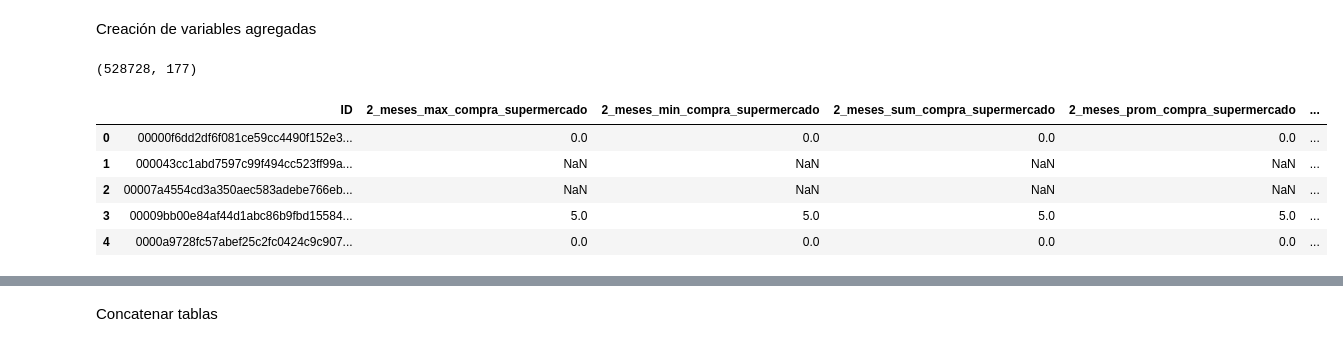
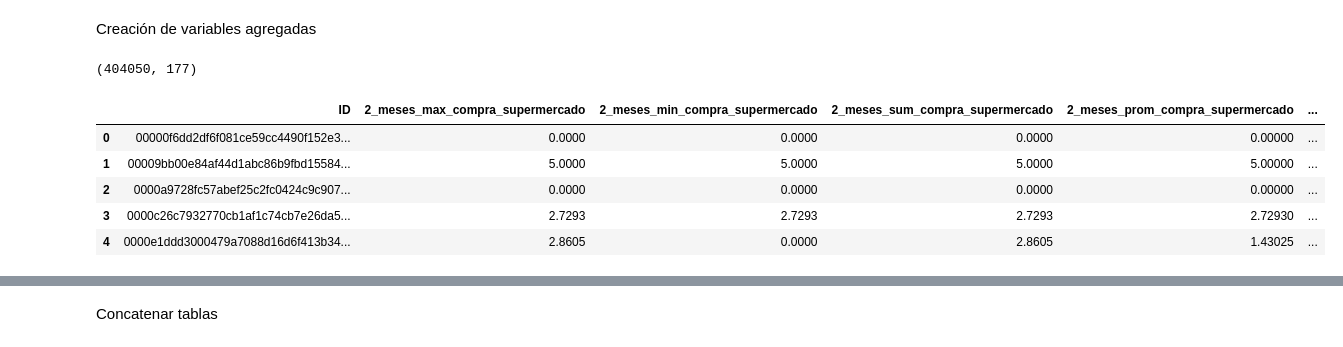
Before and after one commit to LuizIgnacio2002/reto_techy, a Jupyter notebook: notebooks/EDA/clientes_credito_consumo/1.0-lq.ipynb, the cells around one changed output, grey strips where cells are left out. Saved outputs shown, nothing was run; the diff lists cells and outputs as text; code cells hidden in the pictures.

```diff
--- a/notebooks/EDA/clientes_credito_consumo/1.0-lq.ipynb
+++ b/notebooks/EDA/clientes_credito_consumo/1.0-lq.ipynb
@@ -390,0 +342,39 @@ df_agregados_base_saldos_cuentas.head()
+# %%
+df_base_saldos_cuentas['ratio_ahorros_otros'] = (
+    df_base_saldos_cuentas['saldo_ahorros'] /
+    (df_base_saldos_cuentas['saldo_otros'] + 1e-6)
+)
+
+df_base_saldos_cuentas['prop_ahorros_total'] = (
+    df_base_saldos_cuentas['saldo_ahorros'] /
+    (df_base_saldos_cuentas['saldo_ahorros'] + df_base_saldos_cuentas['saldo_otros'] + 1e-6)
+)
+
+# -------------------------------------------------------------
+# FILTRAR SOLO MES 12
+# -------------------------------------------------------------
+df_mes12 = df_base_saldos_cuentas[df_base_saldos_cuentas['mes'] == 12]
+
+# -------------------------------------------------------------
+# CREAR NUEVOS AGREGADOS POR ID
+# -------------------------------------------------------------
+df_agregados_ratio = df_mes12.groupby('ID', as_index=False).agg(
+    ratio_ahorros_otros=('ratio_ahorros_otros', 'first'),
+    prop_ahorros_total=('prop_ahorros_total', 'first')
+)
+
+# -------------------------------------------------------------
+# UNIÓN CON LOS AGREGADOS ANTERIORES
+# -------------------------------------------------------------
+df_agregados_base_saldos_cuentas = pd.merge(
+    df_agregados_base_saldos_cuentas,
+    df_agregados_ratio,
+    on='ID',
+    how='left'
+)
+
+# -------------------------------------------------------------
+# REVISIÓN FINAL
+# -------------------------------------------------------------
+print(f"Shape final: {df_agregados_base_saldos_cuentas.shape}")
+df_agregados_base_saldos_cuentas.head()
@@ -1238,37 +1117,41 @@ def agregar_por_meses(df, n, mes_max, variables):
     # Construir diccionario dinámico de agregaciones
     agg_dict = {}
     for var in variables:
         agg_dict[f"{sufijo}_max_{var}"] = (var, 'max')
         agg_dict[f"{sufijo}_min_{var}"] = (var, 'min')
         agg_dict[f"{sufijo}_sum_{var}"] = (var, 'sum')
         agg_dict[f"{sufijo}_prom_{var}"] = (var, 'mean')
 
     return (
         df[df['mes'].isin(meses)]
         .groupby('ID', as_index=False)
         .agg(**agg_dict)
     )
 
 # -----------------------------
 # Crear agregados dinámicamente para 2 a 12 meses
 # -----------------------------
 agregados_list = [agregar_por_meses(df_base_consumos, n, mes_max, vars_consumo) for n in range(2, 13)]
 
 # -----------------------------
 # Unir todos los resultados
 # -----------------------------
-df_agregados_base_consumos = reduce(lambda left, right: pd.merge(left, right, on='ID', how='outer'), agregados_list)
+df_agregados_base_consumos = reduce(
+    lambda left, right: pd.merge(left, right, on='ID', how='inner'),
+    agregados_list
+)
+
 
 # -----------------------------
 # Verificar resultado
 # -----------------------------
 print(df_agregados_base_consumos.shape)
 df_agregados_base_consumos.head()
 # %% [output]
-(528728, 177)
+(404050, 177)
 |  | ID | 2_meses_max_compra_supermercado | 2_meses_min_compra_supermercado | 2_meses_sum_compra_supermercado | 2_meses_prom_compra_supermercado | ... |
-| 0 | 00000f6dd2df6f081ce59cc4490f152e3... | 0.0 | 0.0 | 0.0 | 0.0 | ... |
-| 1 | 000043cc1abd7597c99f494cc523ff99a... | NaN | NaN | NaN | NaN | ... |
-| 2 | 00007a4554cd3a350aec583adebe766eb... | NaN | NaN | NaN | NaN | ... |
-| 3 | 00009bb00e84af44d1abc86b9fbd15584... | 5.0 | 5.0 | 5.0 | 5.0 | ... |
-| 4 | 0000a9728fc57abef25c2fc0424c9c907... | 0.0 | 0.0 | 0.0 | 0.0 | ... |
+| 0 | 00000f6dd2df6f081ce59cc4490f152e3... | 0.0000 | 0.0000 | 0.0000 | 0.00000 | ... |
+| 1 | 00009bb00e84af44d1abc86b9fbd15584... | 5.0000 | 5.0000 | 5.0000 | 5.00000 | ... |
+| 2 | 0000a9728fc57abef25c2fc0424c9c907... | 0.0000 | 0.0000 | 0.0000 | 0.00000 | ... |
+| 3 | 0000c26c7932770cb1af1c74cb7e26da5... | 2.7293 | 2.7293 | 2.7293 | 2.72930 | ... |
+| 4 | 0000e1ddd3000479a7088d16d6f413b34... | 2.8605 | 0.0000 | 2.8605 | 1.43025 | ... |
```
Also changed, not shown: parts of 62 cells of this notebook.
